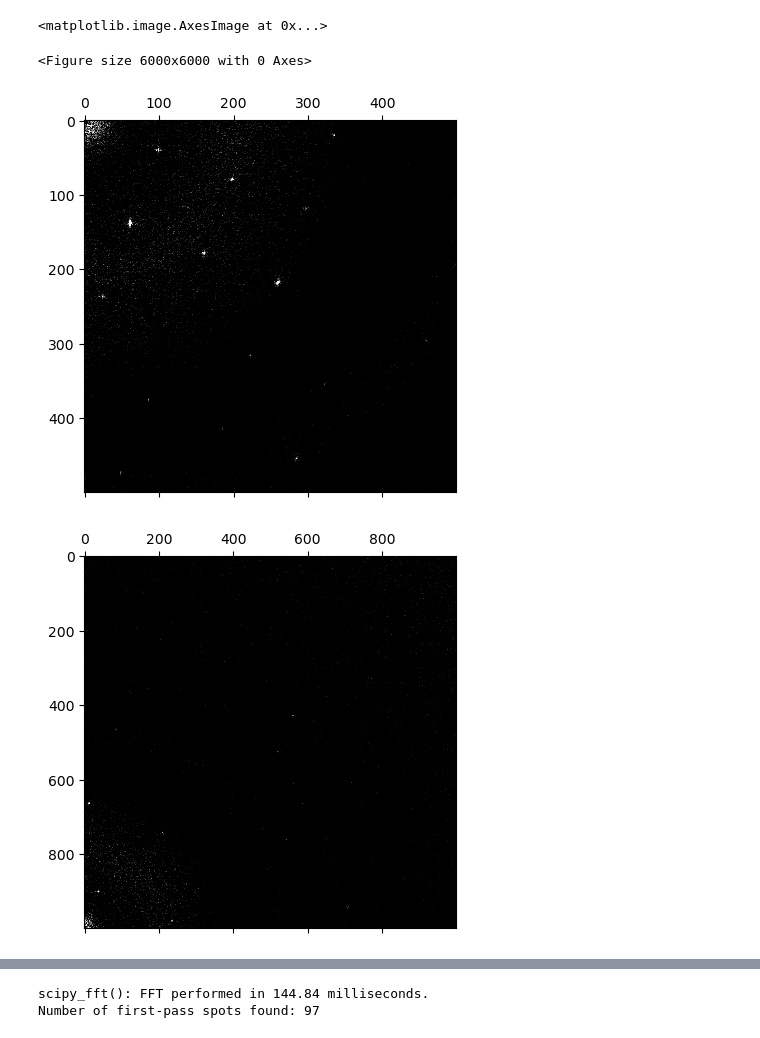
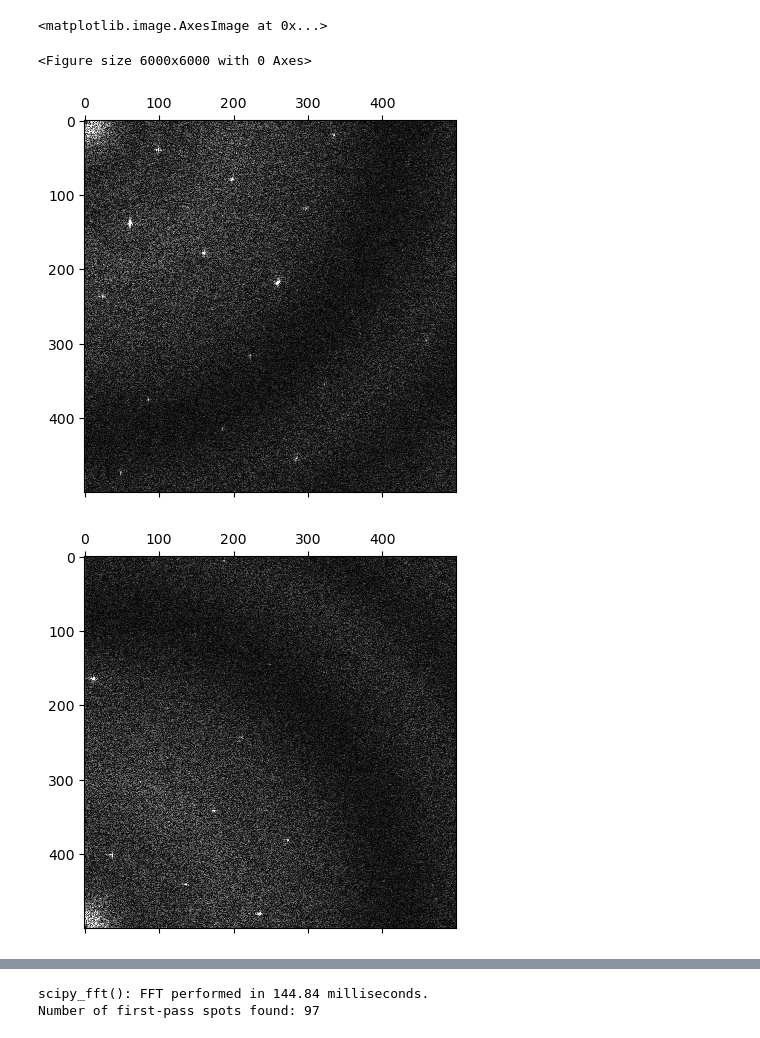
Before and after one commit to r-karimi/saxtal, a Jupyter notebook: troubleshoot_incomplete_masking.ipynb, the cells around one changed output, grey strips where cells are left out. Drawn from its saved outputs; the diff is of its cells as text; code cells hidden in the pictures.

```diff
--- a/troubleshoot_incomplete_masking.ipynb
+++ b/troubleshoot_incomplete_masking.ipynb
@@ -183,24 +174,24 @@ Lattice has less than 8 candidate basis vectors during first pass. Terminating f
 # %%
 from matplotlib.pyplot import figure
 figure(figsize=(20, 20), dpi=300)
 # Display the unmasked power spectrum
 
 
 
 plt.matshow(np.abs(padded_fft)[:500, :500],
            cmap = "Greys_r",
-           vmax = 5000,
-           vmin = 1000)
+           vmax = 4000,
+           vmin = 0)
 
-plt.matshow(np.abs(padded_fft)[-1000:, :1000],
+plt.matshow(np.abs(padded_fft)[-500:, :500],
            cmap = "Greys_r",
-           vmax = 5000,
-           vmin = 1000)
+           vmax = 4000,
+           vmin = 0)
 # %% [output]
 <matplotlib.image.AxesImage at 0x...>
 <Figure size 6000x6000 with 0 Axes>
-[figure, old version]
+[figure, new version]
-[figure, old version]
+[figure, new version]
 # %%
 # Display the masked power spectrum
 
```
Also changed, not shown: parts of 5 cells of this notebook, 1 other file.
